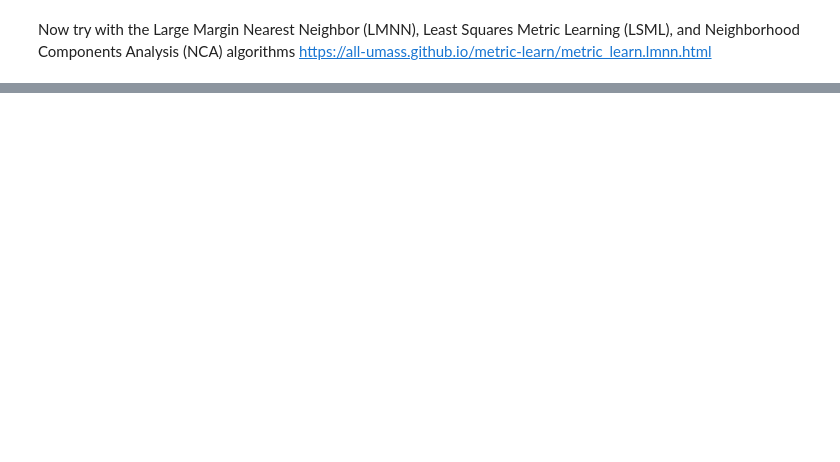
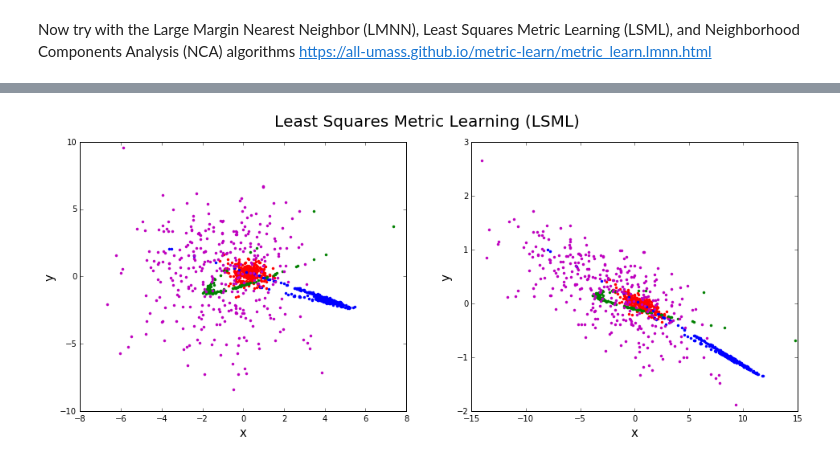
Before and after one commit to bbertoni/StellarSubstructure, a Jupyter notebook: OptimizeMetric.ipynb, the cells around one changed output, grey strips where cells are left out. Cells and saved outputs as stored; diff of their text form; code cells hidden in the pictures; blank space fills up the shorter version.

```diff
--- a/OptimizeMetric.ipynb
+++ b/OptimizeMetric.ipynb
@@ -189,0 +277,26 @@ fig.set_size_inches(16, 6)
+# %%
+X_transform = lsml_metric * np.transpose(np.matrix(X))
+# %%
+fig = plt.figure()
+
+plt.subplot(121)
+plt.plot(x1,y1,'r.')
+plt.plot(x2,y2,'b.')
+plt.plot(x3,y3,'g.')
+plt.plot(x4,y4,'m.')
+plt.xlabel("x",size=15)
+plt.ylabel("y",size=15)
+
+plt.subplot(122)
+plt.plot(X_transform[0,0:len(x1)],X_transform[1,0:len(x1)],'r.')
+plt.plot(X_transform[0,len(x1):len(x1)+len(x2)],X_transform[1,len(x1):len(x1)+len(x2)],'b.')
+plt.plot(X_transform[0,len(x1)+len(x2):len(x1)+len(x2)+len(x3)],X_transform[1,len(x1)+len(x2):len(x1)+len(x2)+len(x3)],'g.')
+plt.plot(X_transform[0,len(x1)+len(x2)+len(x3):],X_transform[1,len(x1)+len(x2)+len(x3):],'m.')
+plt.xlabel("x",size=15)
+plt.ylabel("y",size=15)
+
+plt.suptitle("Least Squares Metric Learning (LSML)",size=20)
+
+fig.set_size_inches(16, 6)
+# %% [output]
+[figure, added]
```
Also changed, not shown: parts of 45 cells of this notebook.
